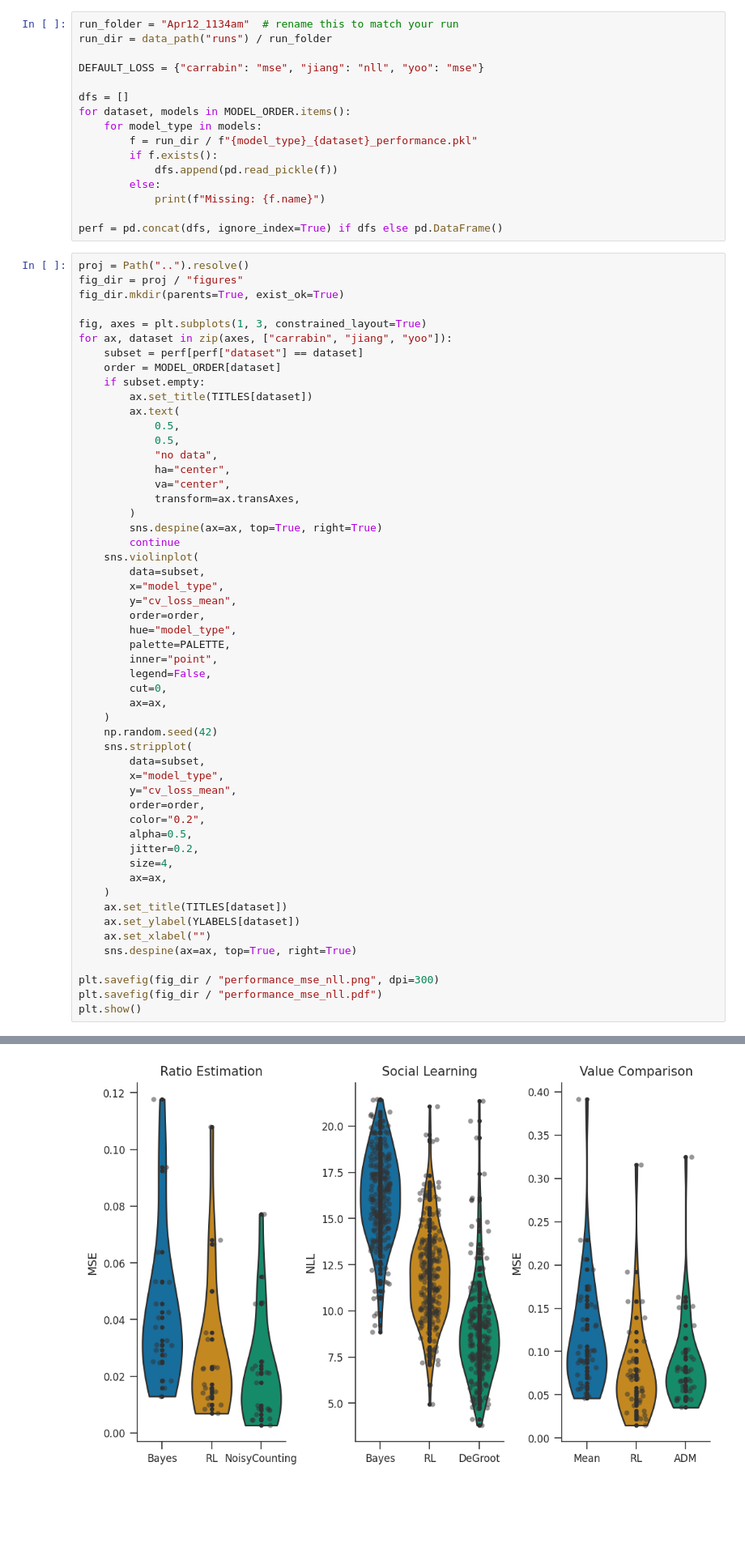
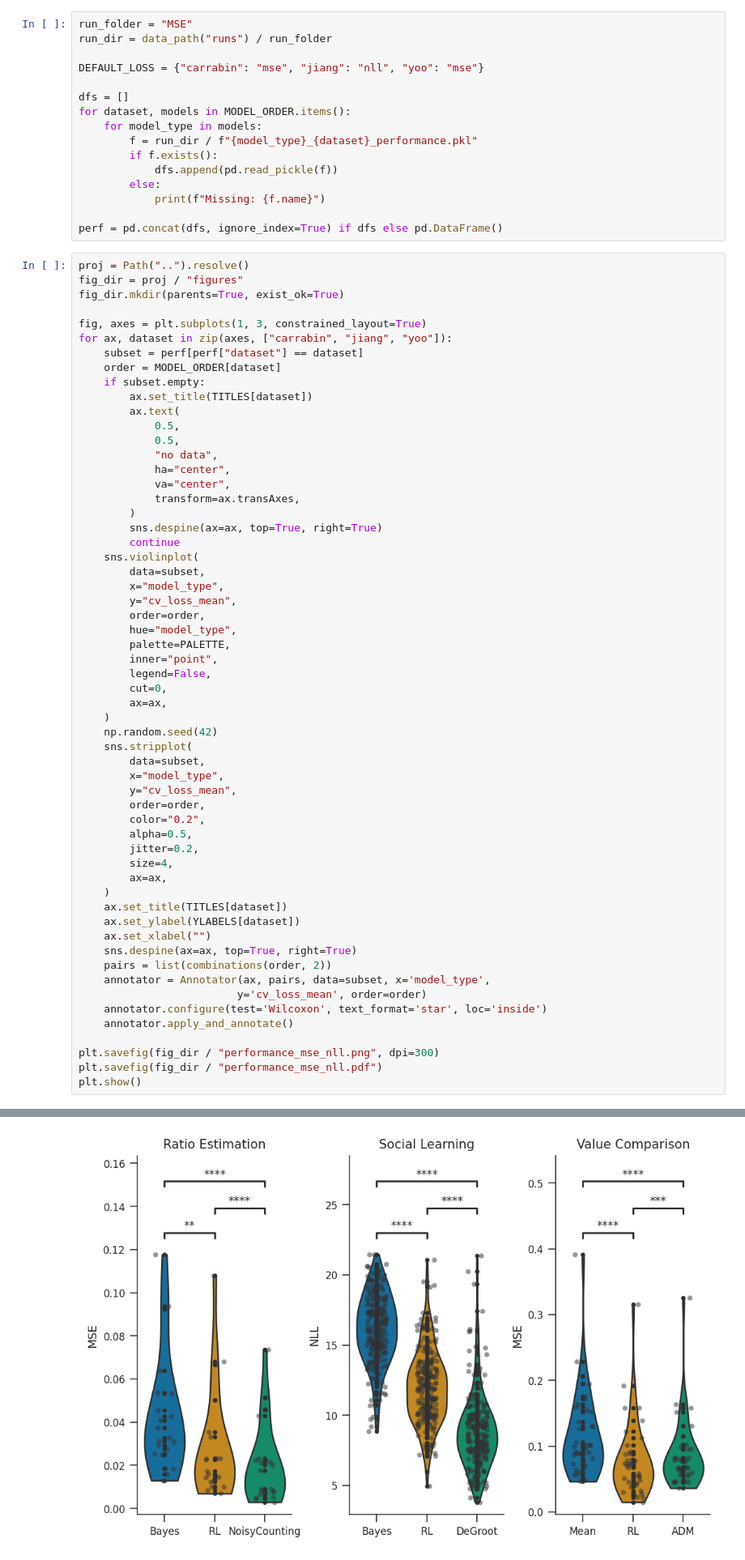
Before and after one commit to psipeter/evidence_integration, a Jupyter notebook: notebooks/performance_mse_nll.ipynb, the cells around one changed output, grey strips where cells are left out. Shown at 81% size. Drawn from its saved outputs; the diff is of its cells as text; blank space fills up the shorter version.

```diff
--- a/notebooks/performance_mse_nll.ipynb
+++ b/notebooks/performance_mse_nll.ipynb
@@ -44,7 +46,7 @@ TITLES = {
     'yoo':      'Value Comparison',
 }
 # %%
-run_folder = "Apr12_1134am"  # rename this to match your run
+run_folder = "MSE"
 run_dir = data_path("runs") / run_folder
 
 DEFAULT_LOSS = {"carrabin": "mse", "jiang": "nll", "yoo": "mse"}
@@ -108,6 +110,11 @@ for ax, dataset in zip(axes, ["carrabin", "jiang", "yoo"]):
     ax.set_ylabel(YLABELS[dataset])
     ax.set_xlabel("")
     sns.despine(ax=ax, top=True, right=True)
+    pairs = list(combinations(order, 2))
+    annotator = Annotator(ax, pairs, data=subset, x='model_type',
+                         y='cv_loss_mean', order=order)
+    annotator.configure(test='Wilcoxon', text_format='star', loc='inside')
+    annotator.apply_and_annotate()
 
 plt.savefig(fig_dir / "performance_mse_nll.png", dpi=300)
 plt.savefig(fig_dir / "performance_mse_nll.pdf")
@@ -116 +140 @@ plt.show()
-[figure, old version]
+[figure, new version]
```
Also changed, not shown: parts of 2 cells of this notebook, 1 other file.
